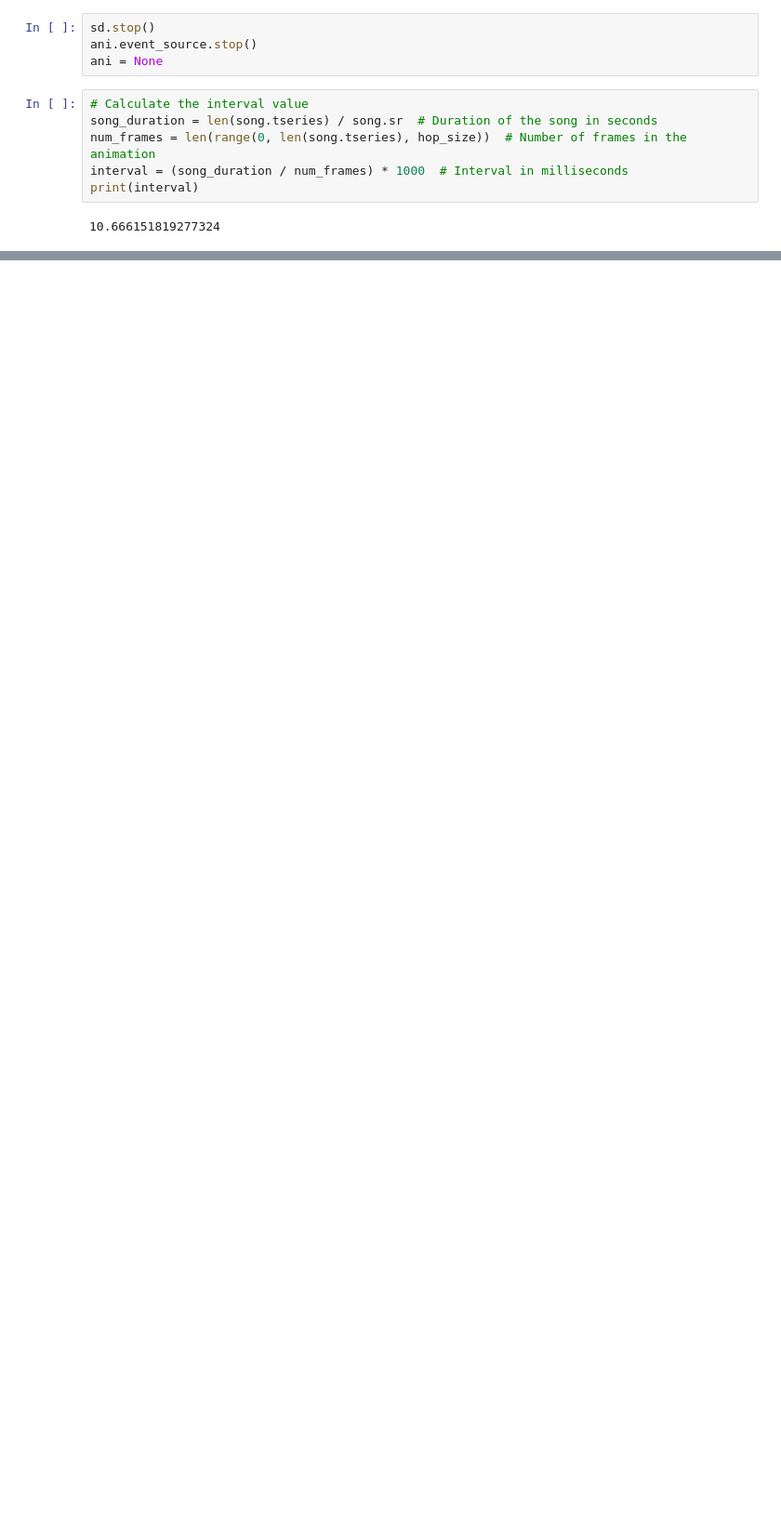
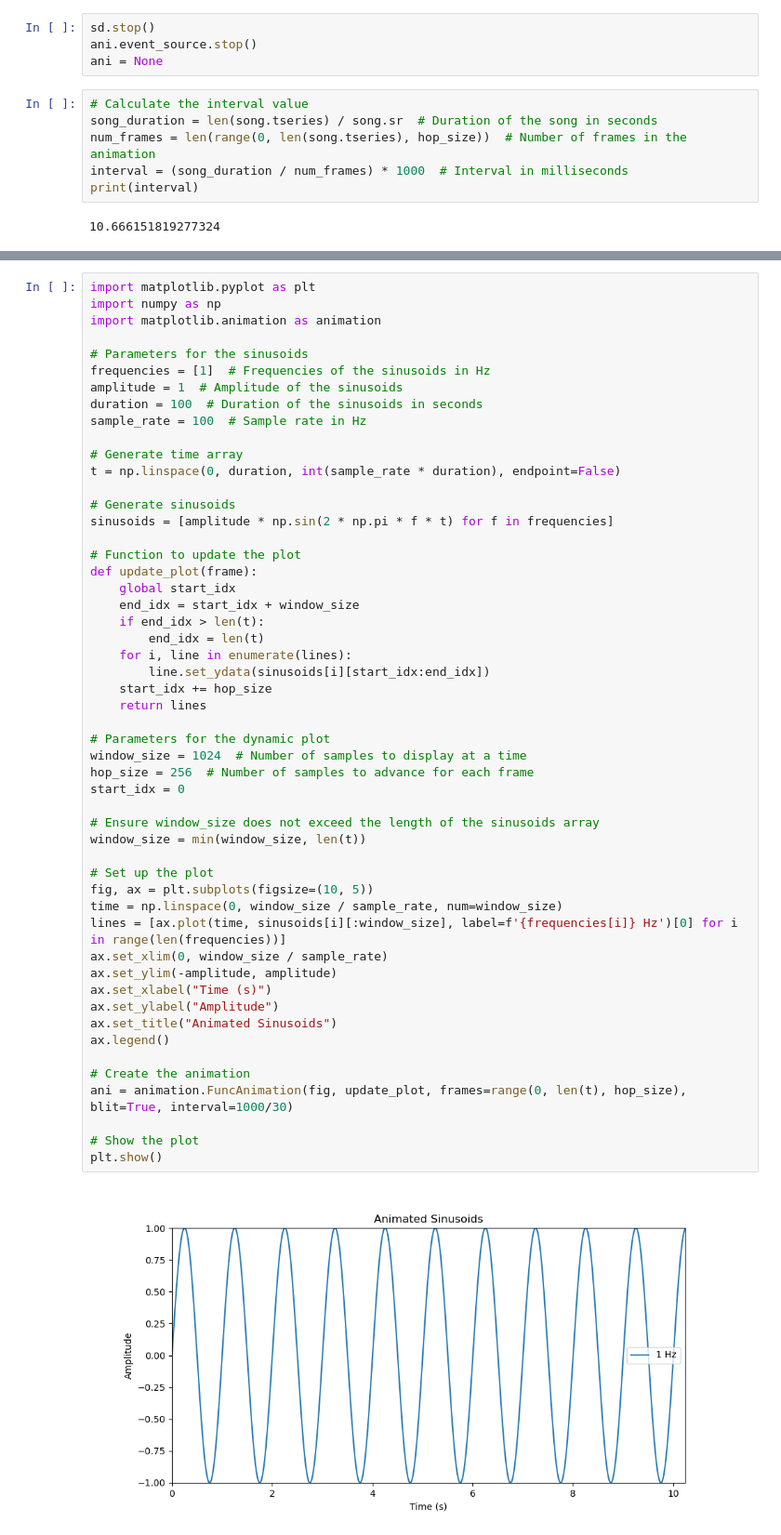
Before and after one commit to ralfreuvers/Andata, a Jupyter notebook: notebooks/rene_sandbox.ipynb, the cells around one changed output, grey strips where cells are left out. Shown at 93% size. Cells and saved outputs as stored; diff of their text form; blank space fills up the shorter version.

```diff
--- a/notebooks/rene_sandbox.ipynb
+++ b/notebooks/rene_sandbox.ipynb
@@ -197,0 +215,54 @@ Make a gif for the animation that corresponds to the song length and play the gi
+# %%
+import matplotlib.pyplot as plt
+import numpy as np
+import matplotlib.animation as animation
+
+# Parameters for the sinusoids
+frequencies = [1]  # Frequencies of the sinusoids in Hz
+amplitude = 1  # Amplitude of the sinusoids
+duration = 100  # Duration of the sinusoids in seconds
+sample_rate = 100  # Sample rate in Hz
+
+# Generate time array
+t = np.linspace(0, duration, int(sample_rate * duration), endpoint=False)
+
+# Generate sinusoids
+sinusoids = [amplitude * np.sin(2 * np.pi * f * t) for f in frequencies]
+
+# Function to update the plot
+def update_plot(frame):
+    global start_idx
+    end_idx = start_idx + window_size
+    if end_idx > len(t):
+        end_idx = len(t)
+    for i, line in enumerate(lines):
+        line.set_ydata(sinusoids[i][start_idx:end_idx])
+    start_idx += hop_size
+    return lines
+
+# Parameters for the dynamic plot
+window_size = 1024  # Number of samples to display at a time
+hop_size = 256  # Number of samples to advance for each frame
+start_idx = 0
+
+# Ensure window_size does not exceed the length of the sinusoids array
+window_size = min(window_size, len(t))
+
+# Set up the plot
+fig, ax = plt.subplots(figsize=(10, 5))
+time = np.linspace(0, window_size / sample_rate, num=window_size)
+lines = [ax.plot(time, sinusoids[i][:window_size], label=f'{frequencies[i]} Hz')[0] for i in range(len(frequencies))]
+ax.set_xlim(0, window_size / sample_rate)
+ax.set_ylim(-amplitude, amplitude)
+ax.set_xlabel("Time (s)")
+ax.set_ylabel("Amplitude")
+ax.set_title("Animated Sinusoids")
+ax.legend()
+
+# Create the animation
+ani = animation.FuncAnimation(fig, update_plot, frames=range(0, len(t), hop_size), blit=True, interval=1000/30)
+
+# Show the plot
+plt.show()
+# %% [output]
+[figure, added]
```
Also changed, not shown: parts of 6 cells of this notebook.
